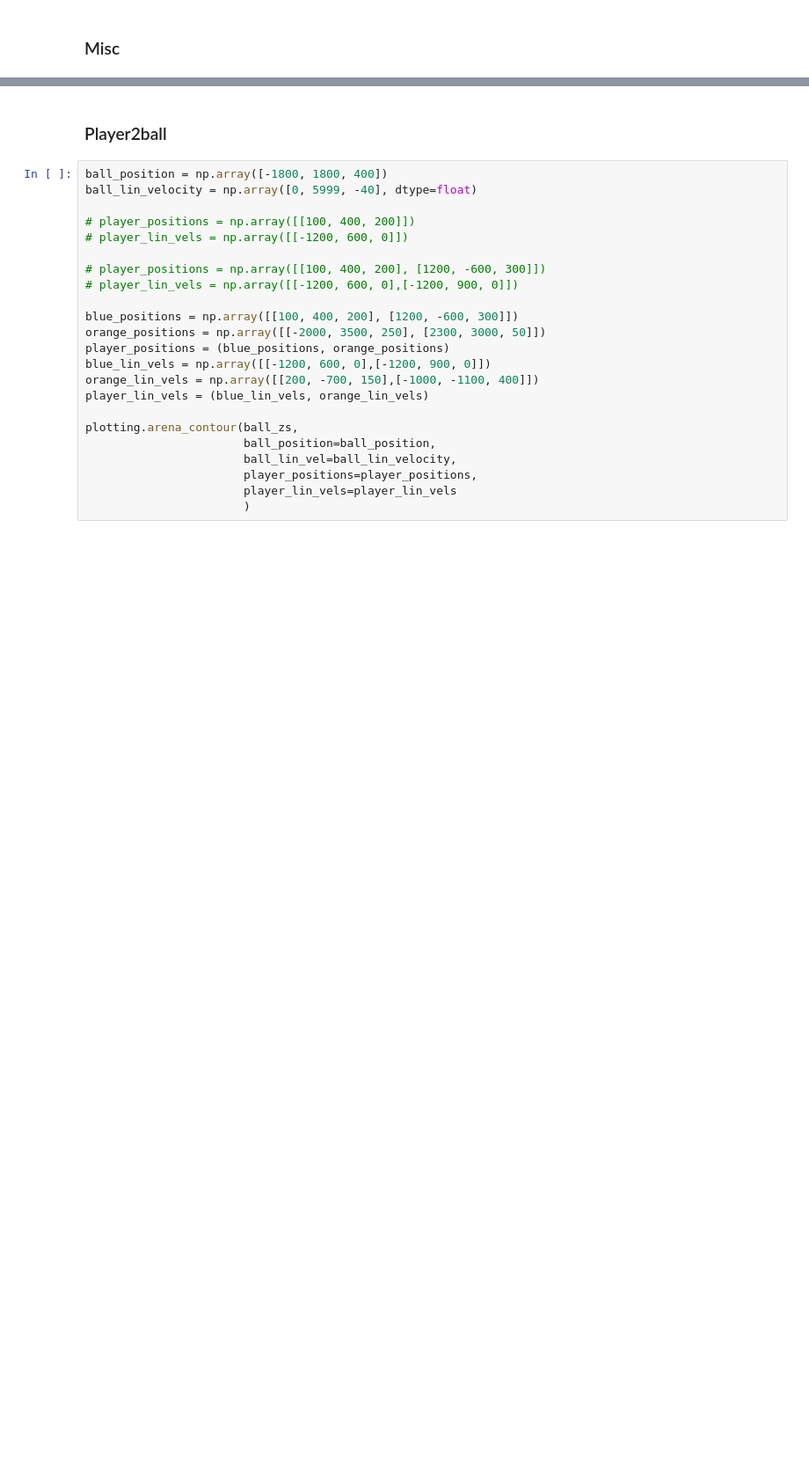
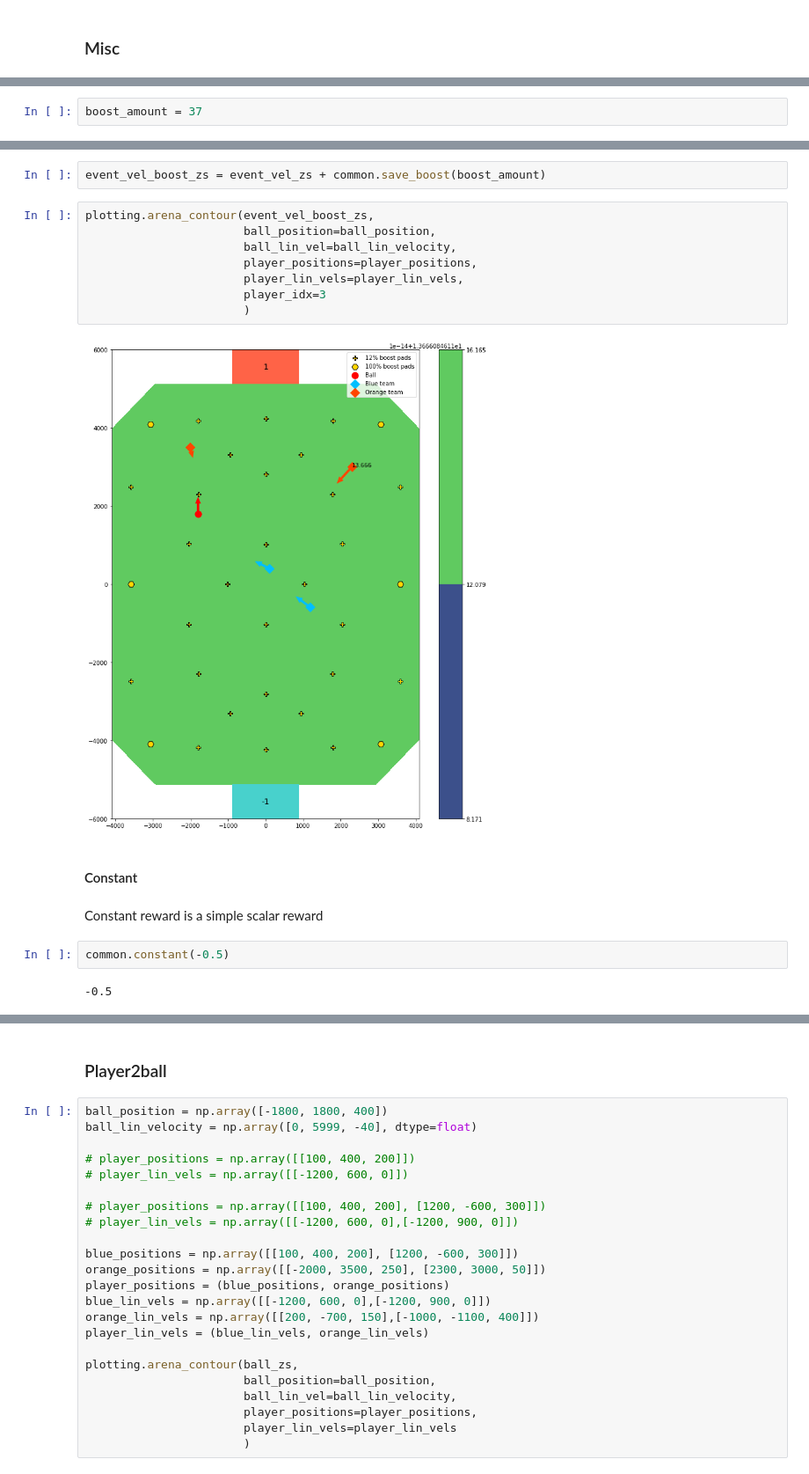
Before and after one commit to Enkhai/lucy-utils, a Jupyter notebook: examples/16_reward_shaping/analysis.ipynb, the cells around one changed output, grey strips where cells are left out. Shown at 88% size. Saved outputs shown, nothing was run; the diff lists cells and outputs as text; blank space fills up the shorter version.

```diff
--- a/examples/16_reward_shaping/analysis.ipynb
+++ b/examples/16_reward_shaping/analysis.ipynb
@@ -281,0 +465,2 @@ True
+# %%
+boost_amount = 37
@@ -281,0 +471,20 @@ True
+# %%
+event_vel_boost_zs = event_vel_zs + common.save_boost(boost_amount)
+# %%
+plotting.arena_contour(event_vel_boost_zs,
+                       ball_position=ball_position,
+                       ball_lin_vel=ball_lin_velocity,
+                       player_positions=player_positions,
+                       player_lin_vels=player_lin_vels,
+                       player_idx=3
+                       )
+# %% [output]
+[figure, added]
+# %% [markdown]
+#### Constant
+# %% [markdown]
+Constant reward is a simple scalar reward
+# %%
+common.constant(-0.5)
+# %% [output]
+-0.5
```
Also changed, not shown: parts of 58 cells of this notebook, 2 other files.
